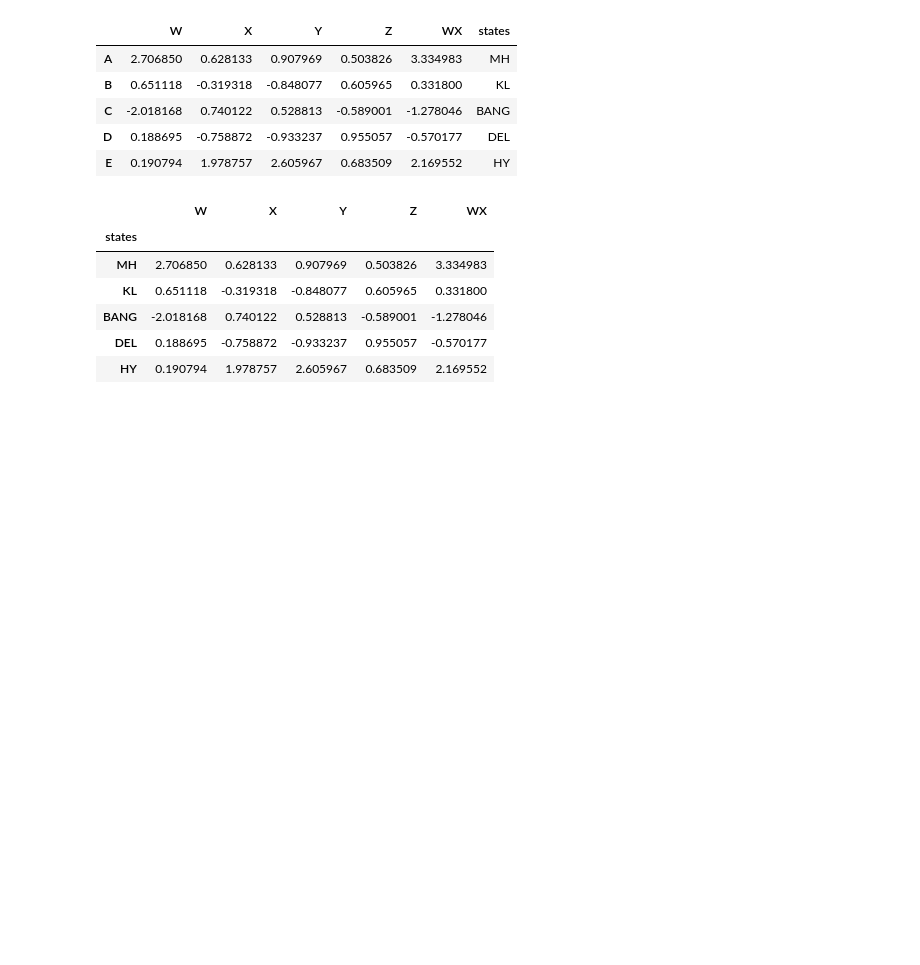
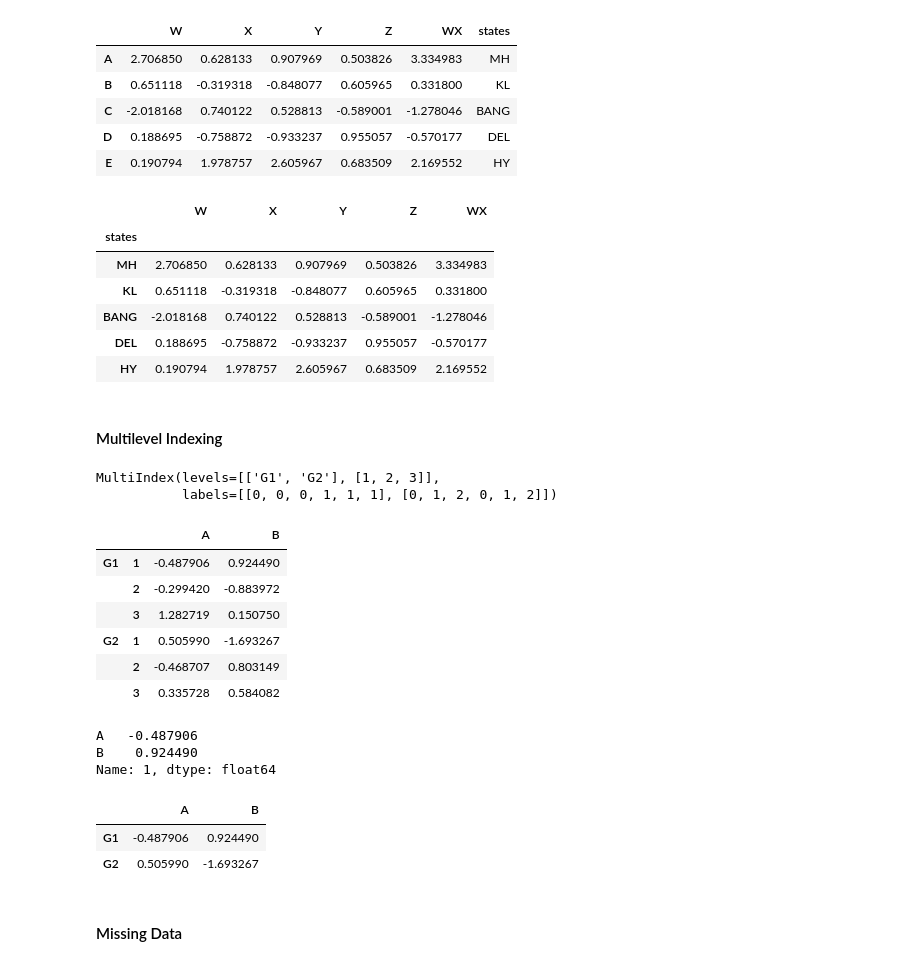
Before and after one commit to ParvezMullah/Machine-Learning-and-Data-Science-Libraries, a Jupyter notebook: Pandas/PandasTutorials.ipynb, the cells around one changed output. Saved outputs shown, nothing was run; the diff lists cells and outputs as text; code cells hidden in the pictures; blank space fills up the shorter version.

```diff
--- a/Pandas/PandasTutorials.ipynb
+++ b/Pandas/PandasTutorials.ipynb
@@ -294,3 +294,41 @@ df.set_index('states')
 | BANG | -2.018168 | 0.740122 | 0.528813 | -0.589001 | -1.278046 |
 | DEL | 0.188695 | -0.758872 | -0.933237 | 0.955057 | -0.570177 |
 | HY | 0.190794 | 1.978757 | 2.605967 | 0.683509 | 2.169552 |
+# %% [markdown]
+####                                                               Multilevel Indexing
+# %%
+outside = ['G1', 'G1', 'G1', 'G2', 'G2', 'G2']
+inside = [1,2,3,1,2,3]
+hier_index = list(zip(outside, inside))
+hier_index = pd.MultiIndex.from_tuples(hier_index)
+# %%
+hier_index
+# %% [output]
+MultiIndex(levels=[['G1', 'G2'], [1, 2, 3]],
+           labels=[[0, 0, 0, 1, 1, 1], [0, 1, 2, 0, 1, 2]])
+# %%
+df = pd.DataFrame(randn(6, 2), hier_index, ['A', 'B'])
+# %%
+df
+# %% [output]
+|  |  | A | B |
+| G1 | 1 | -0.487906 | 0.924490 |
+|  | 2 | -0.299420 | -0.883972 |
+|  | 3 | 1.282719 | 0.150750 |
+| G2 | 1 | 0.505990 | -1.693267 |
+|  | 2 | -0.468707 | 0.803149 |
+|  | 3 | 0.335728 | 0.584082 |
+# %%
+df.loc['G1'].loc[1]
+# %% [output]
+A   -0.487906
+B    0.924490
+Name: 1, dtype: float64
+# %%
+df.xs(1, level=1)
+# %% [output]
+|  | A | B |
+| G1 | -0.487906 | 0.924490 |
+| G2 | 0.505990 | -1.693267 |
+# %% [markdown]
+####                                                                                Missing Data
```
Also changed, not shown: parts of 43 cells of this notebook.
